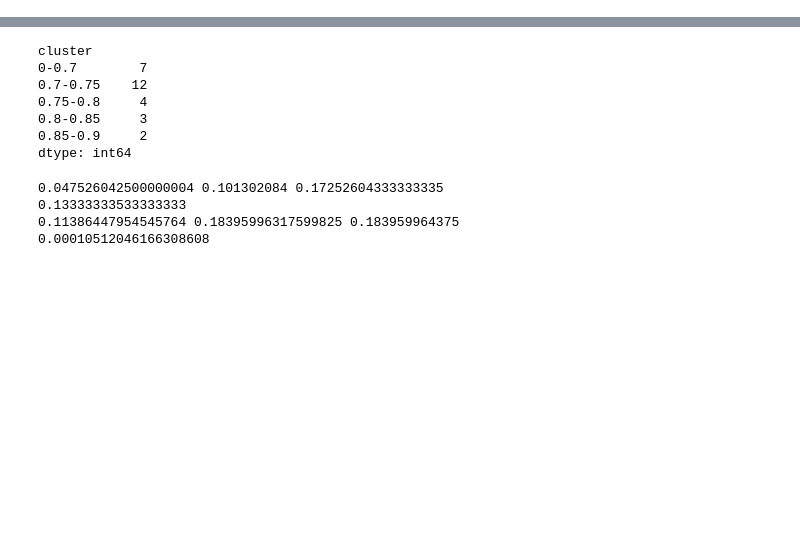
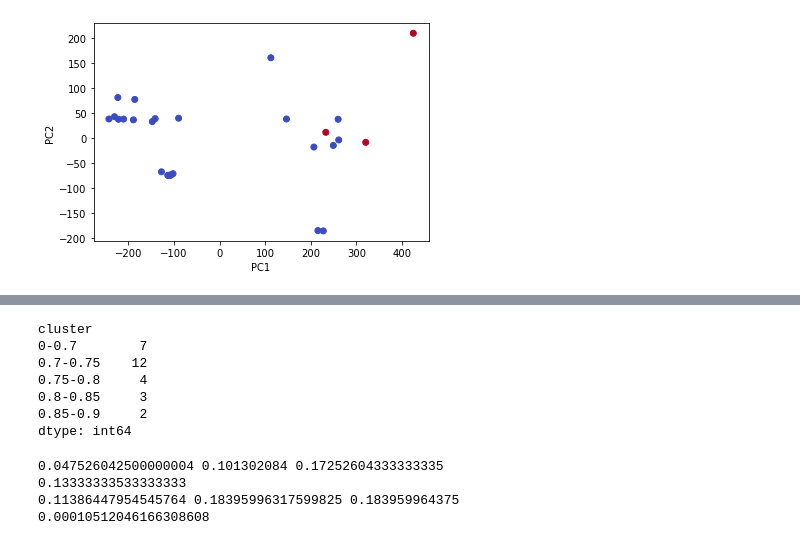
Before and after one commit to ey-l/explainable-discretization, a Jupyter notebook: notebooks/emd-kl.ipynb, the cells around one changed output, grey strips where cells are left out. Cells and saved outputs as stored; diff of their text form; code cells hidden in the pictures; blank space fills up the shorter version.

```diff
--- a/notebooks/emd-kl.ipynb
+++ b/notebooks/emd-kl.ipynb
@@ -130,0 +298,6 @@ print(outs[0])
+# %%
+# label the Pareto optimal points in the dataframe as 1; otherwise 0
+df_out['pareto'] = 0
+df_out.loc[lst, 'pareto'] = 1
+# dataframe to json file
+#df_out.to_json(os.path.join(ppath, 'scratch', 'age_partitions.pareto.20240725.json'), orient='records')
@@ -130,0 +306,14 @@ print(outs[0])
+# %%
+pca = PCA(n_components=2)
+X = list(df_out['partitioned'].values)
+processed = pca.fit_transform(X)
+# %%
+pcadf = pd.DataFrame( data = processed, columns = ['PC1', 'PC2'])
+pcadf['pareto'] = df_out['pareto']
+# plot the PCA, with Pareto optimal points in red
+plt.scatter(pcadf['PC1'], pcadf['PC2'], c=pcadf['pareto'], cmap='coolwarm')
+plt.xlabel('PC1')
+plt.ylabel('PC2')
+plt.show()
+# %% [output]
+[figure, added]
```
Also changed, not shown: parts of 31 cells of this notebook, 8 other files.
